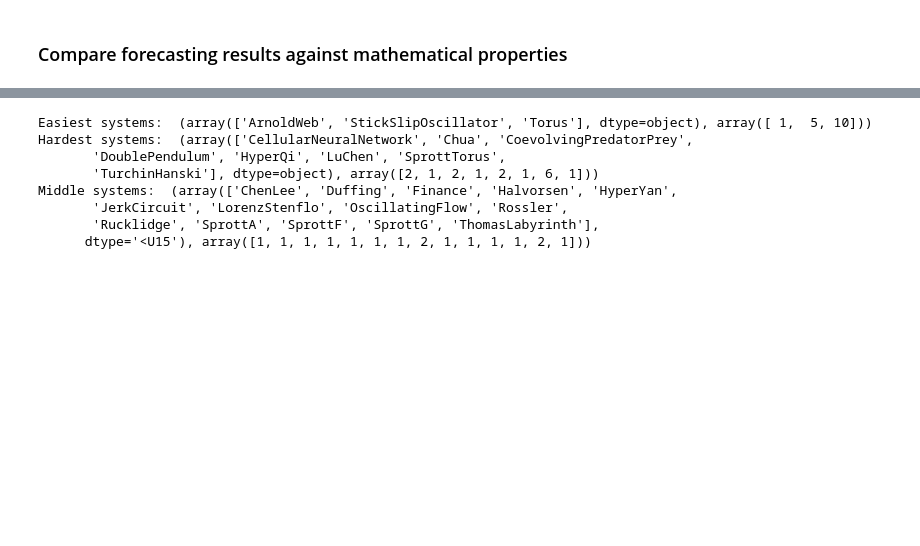
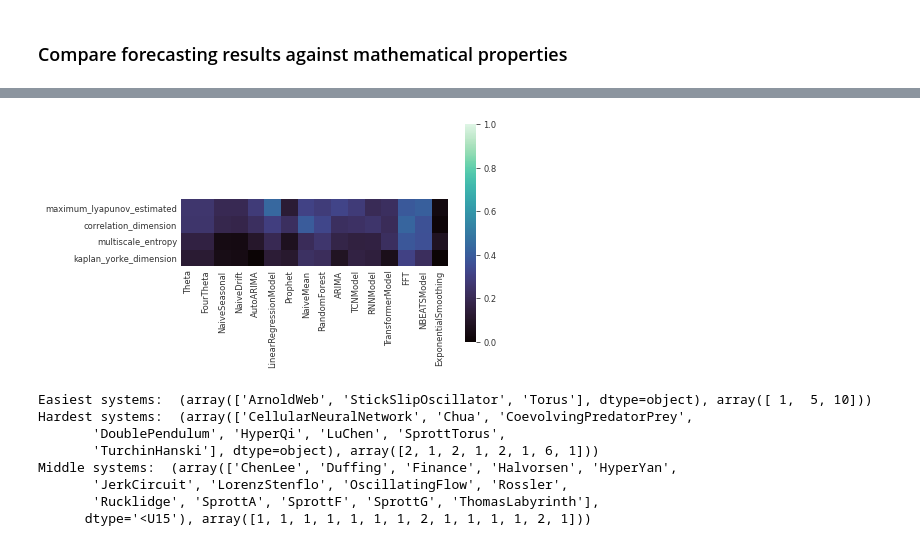
Before and after one commit to williamgilpin/dysts, a Jupyter notebook: benchmarks/figure_forecasting_benchmarks_figures.ipynb, the cells around one changed output, grey strips where cells are left out. Saved outputs shown, nothing was run; the diff lists cells and outputs as text; code cells hidden in the pictures; blank space fills up the shorter version.

```diff
--- a/benchmarks/figure_forecasting_benchmarks_figures.ipynb
+++ b/benchmarks/figure_forecasting_benchmarks_figures.ipynb
@@ -236,3 +268,14 @@ ax.tick_params(axis='both', which='both', length=0)
+# %%
+cross_corr = pd.concat([models_df, all_properties], axis=1, keys=['models_df', 'all_properties']).corr(method="spearman").loc['models_df', 'all_properties']
+math_sort_inds = np.argsort(np.max(cross_corr, axis=0))[::-1]
+
+ax = sns.heatmap(cross_corr.transpose().iloc[math_sort_inds][df_models_sorted.columns], cmap="mako", vmin=0, vmax=1)
+ax.set_aspect(1)
+ax.tick_params(axis='both', which='both', length=0)
+
+# dg.better_savefig("../private_writing/fig_resources/models_math_corr.png", dpi=600)
+# %% [output]
+[figure, added]
 # %%
 
 ## Easiest and hardest systems
```
Also changed, not shown: parts of 12 cells of this notebook.
